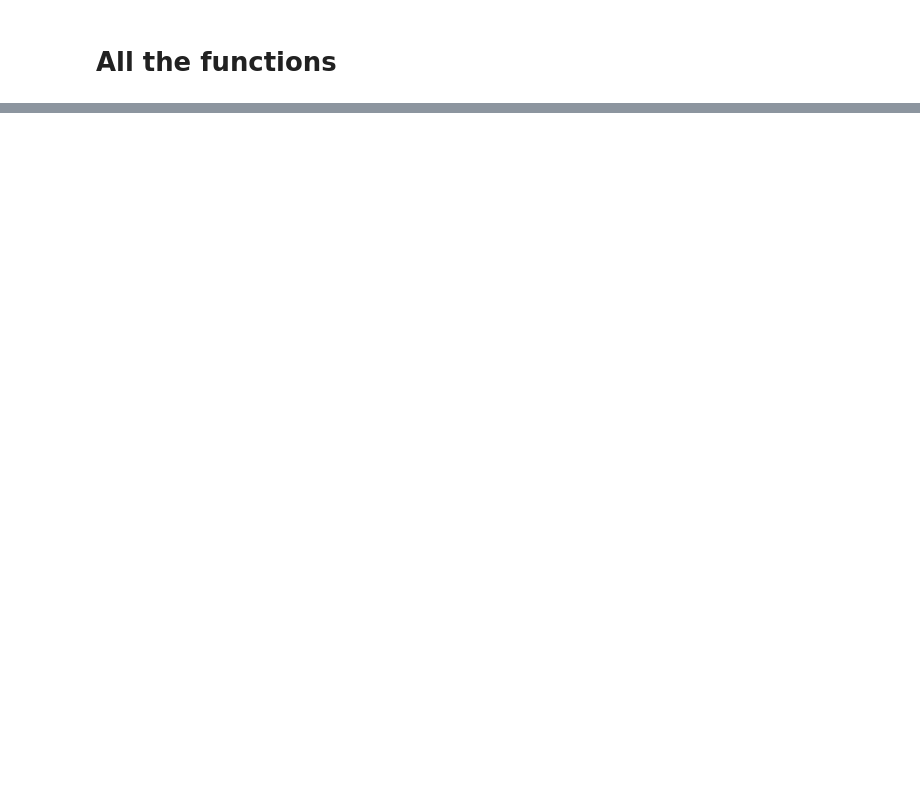
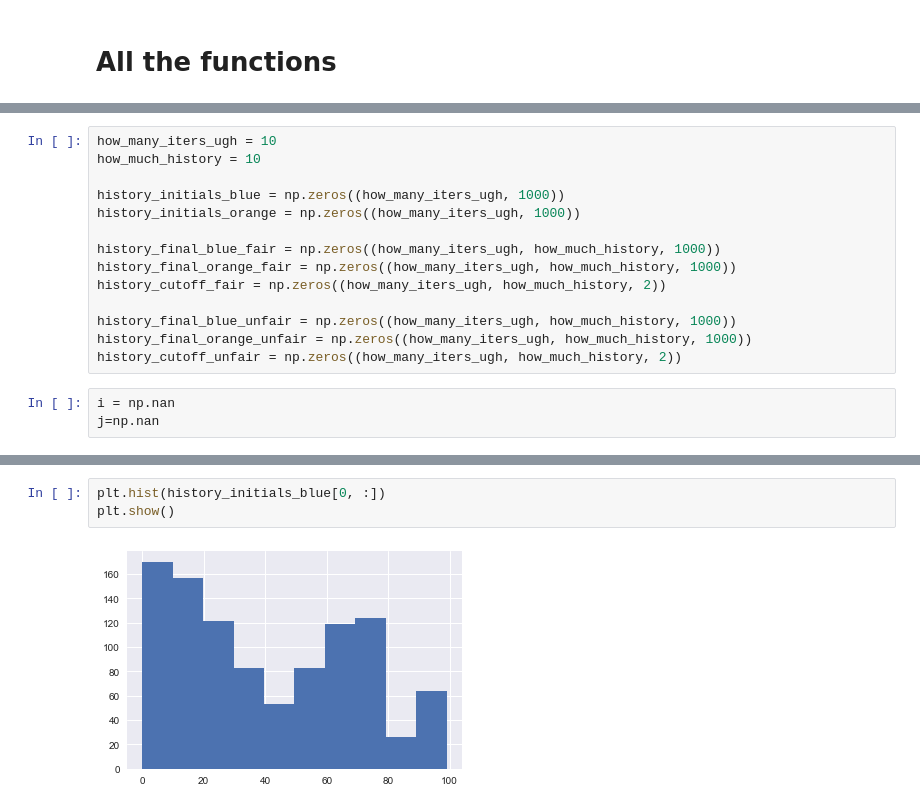
Before and after one commit to amorisot/AI-Fairness, a Jupyter notebook: long-run-evolution.ipynb, the cells around one changed output, grey strips where cells are left out. Saved outputs shown, nothing was run; the diff lists cells and outputs as text; blank space fills up the shorter version.

```diff
--- a/long-run-evolution.ipynb
+++ b/long-run-evolution.ipynb
@@ -625,0 +379,17 @@ far= 24.36715 || close= 9.1381 || medium= 10.96185
+# %%
+how_many_iters_ugh = 10
+how_much_history = 10
+
+history_initials_blue = np.zeros((how_many_iters_ugh, 1000))
+history_initials_orange = np.zeros((how_many_iters_ugh, 1000))
+
+history_final_blue_fair = np.zeros((how_many_iters_ugh, how_much_history, 1000))
+history_final_orange_fair = np.zeros((how_many_iters_ugh, how_much_history, 1000))
+history_cutoff_fair = np.zeros((how_many_iters_ugh, how_much_history, 2))
+
+history_final_blue_unfair = np.zeros((how_many_iters_ugh, how_much_history, 1000))
+history_final_orange_unfair = np.zeros((how_many_iters_ugh, how_much_history, 1000))
+history_cutoff_unfair = np.zeros((how_many_iters_ugh, how_much_history, 2))
+# %%
+i = np.nan
+j=np.nan
@@ -625,0 +563,5 @@ far= 24.36715 || close= 9.1381 || medium= 10.96185
+# %%
+plt.hist(history_initials_blue[0, :])
+plt.show()
+# %% [output]
+[figure, added]
```
Also changed, not shown: parts of 72 cells of this notebook, 11 other files.
